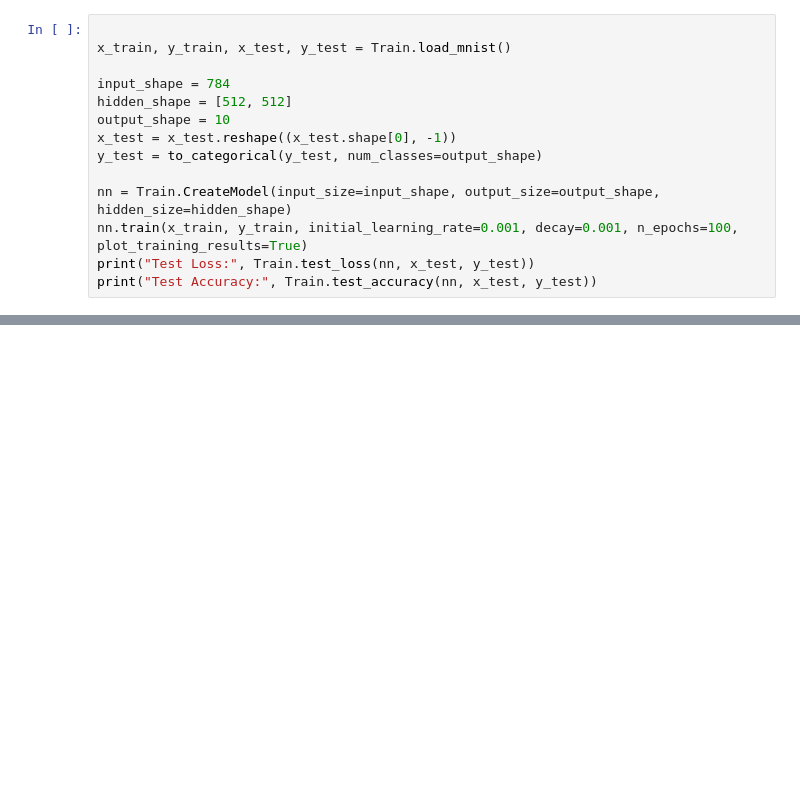
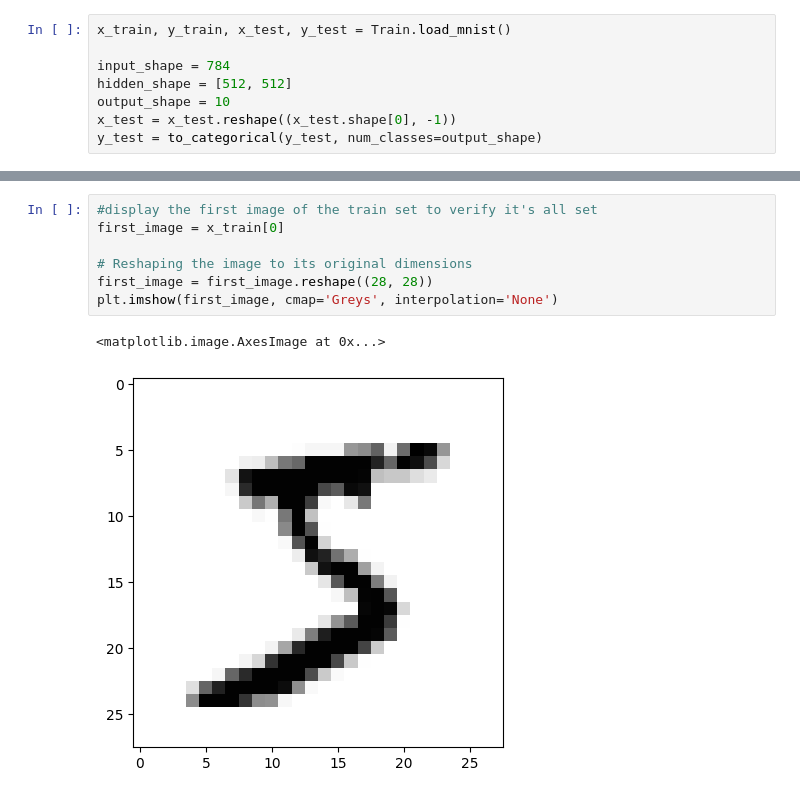
Before and after one commit to NoaVelner/Differential_Private_Neural_Network, a Jupyter notebook: graphs_and_conculsions.ipynb, the cells around one changed output, grey strips where cells are left out. Drawn from its saved outputs; the diff is of its cells as text; blank space fills up the shorter version.

```diff
--- a/graphs_and_conculsions.ipynb
+++ b/graphs_and_conculsions.ipynb
@@ -5,5 +10,4 @@ from tensorflow.keras.utils import to_categorical
 # %%
-
 x_train, y_train, x_test, y_test = Train.load_mnist()
 
 input_shape = 784
@@ -11,8 +15,3 @@ hidden_shape = [512, 512]
 output_shape = 10
 x_test = x_test.reshape((x_test.shape[0], -1))
 y_test = to_categorical(y_test, num_classes=output_shape)
-
-nn = Train.CreateModel(input_size=input_shape, output_size=output_shape, hidden_size=hidden_shape)
-nn.train(x_train, y_train, initial_learning_rate=0.001, decay=0.001, n_epochs=100, plot_training_results=True)
-print("Test Loss:", Train.test_loss(nn, x_test, y_test))
-print("Test Accuracy:", Train.test_accuracy(nn, x_test, y_test))
@@ -42,0 +18,10 @@ Test Accuracy: 0.9204
+# %%
+#display the first image of the train set to verify it's all set
+first_image = x_train[0]
+
+# Reshaping the image to its original dimensions
+first_image = first_image.reshape((28, 28))
+plt.imshow(first_image, cmap='Greys', interpolation='None')
+# %% [output]
+<matplotlib.image.AxesImage at 0x...>
+[figure, added]
```
Also changed, not shown: parts of 9 cells of this notebook, 1 other file.
